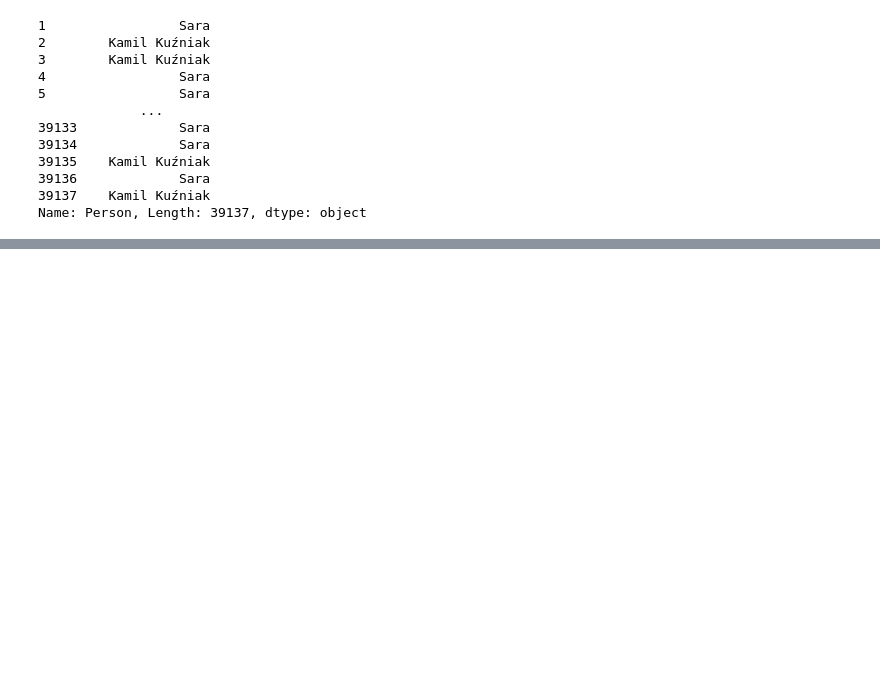
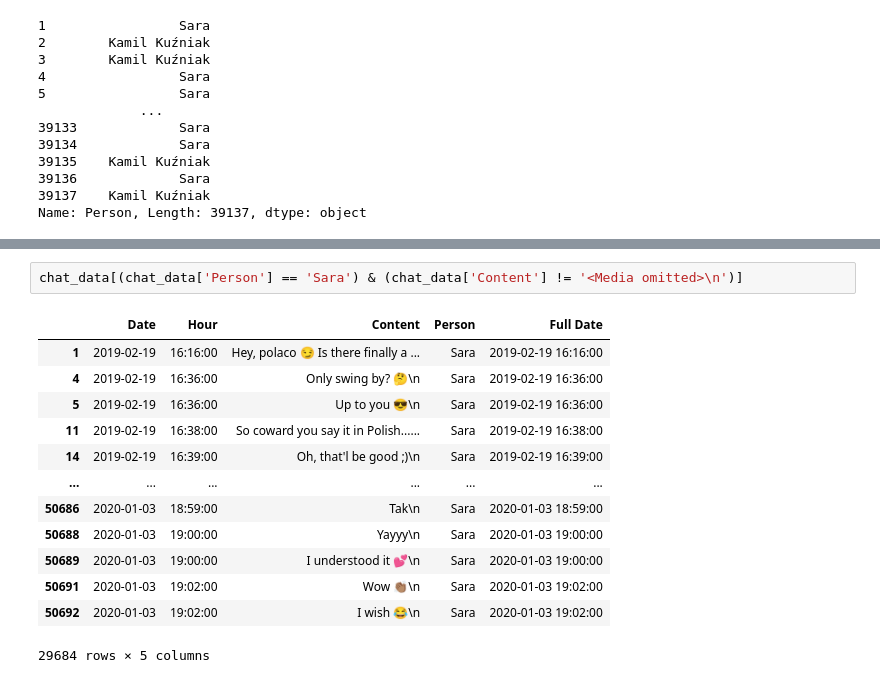
Before and after one commit to kamilkuzniak/WhatsApp-analyzer, a Jupyter notebook: Jupyter_testing.ipynb, the cells around one changed output, grey strips where cells are left out. Saved outputs shown, nothing was run; the diff lists cells and outputs as text; blank space fills up the shorter version.

```diff
--- a/Jupyter_testing.ipynb
+++ b/Jupyter_testing.ipynb
@@ -625,0 +1022,16 @@ Name: Person, Length: 39137, dtype: object
+# %%
+chat_data[(chat_data['Person'] == 'Sara') & (chat_data['Content'] != '<Media omitted>\n')]
+# %% [output]
+|  | Date | Hour | Content | Person | Full Date |
+| 1 | 2019-02-19 | 16:16:00 | Hey, polaco 😏 Is there finally a ... | Sara | 2019-02-19 16:16:00 |
+| 4 | 2019-02-19 | 16:36:00 | Only swing by? 🤔\n | Sara | 2019-02-19 16:36:00 |
+| 5 | 2019-02-19 | 16:36:00 | Up to you 😎\n | Sara | 2019-02-19 16:36:00 |
+| 11 | 2019-02-19 | 16:38:00 | So coward you say it in Polish...... | Sara | 2019-02-19 16:38:00 |
+| 14 | 2019-02-19 | 16:39:00 | Oh, that'l be good ;)\n | Sara | 2019-02-19 16:39:00 |
+| ... | ... | ... | ... | ... | ... |
+| 50686 | 2020-01-03 | 18:59:00 | Tak\n | Sara | 2020-01-03 18:59:00 |
+| 50688 | 2020-01-03 | 19:00:00 | Yayyy\n | Sara | 2020-01-03 19:00:00 |
+| 50689 | 2020-01-03 | 19:00:00 | I understood it 💕\n | Sara | 2020-01-03 19:00:00 |
+| 50691 | 2020-01-03 | 19:02:00 | Wow 👏🏽\n | Sara | 2020-01-03 19:02:00 |
+| 50692 | 2020-01-03 | 19:02:00 | I wish 😂\n | Sara | 2020-01-03 19:02:00 |
+29684 rows × 5 columns
```
Also changed, not shown: parts of 51 cells of this notebook, 2 other files.
